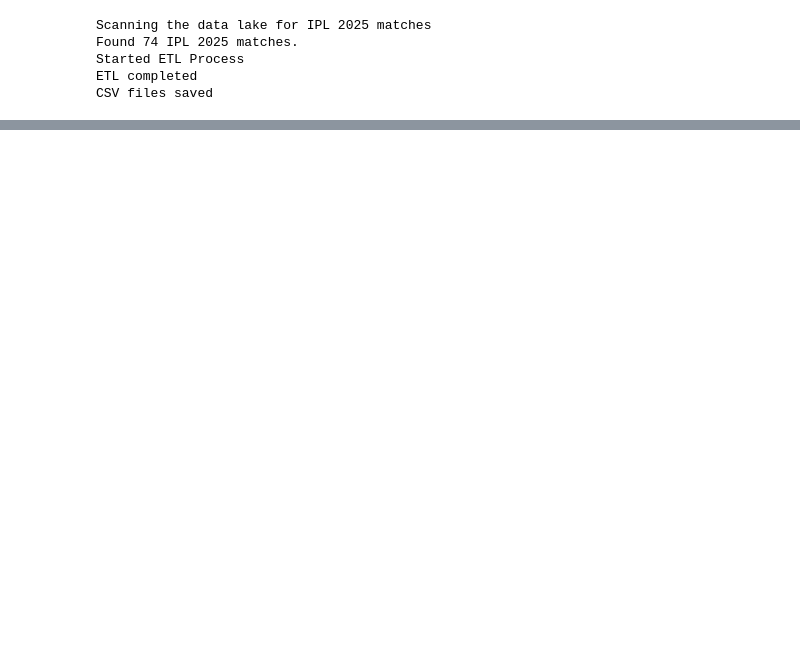
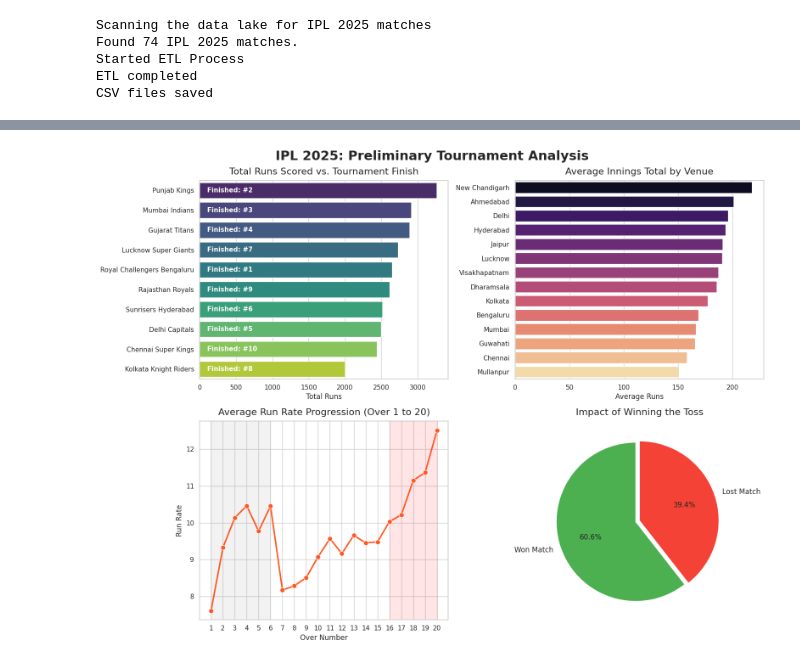
Before and after one commit to AnwHus007/IPL-2025-PBI, a Jupyter notebook: IPL_2025.ipynb, the cells around one changed output, grey strips where cells are left out. Drawn from its saved outputs; the diff is of its cells as text; code cells hidden in the pictures; blank space fills up the shorter version.

```diff
--- a/IPL_2025.ipynb
+++ b/IPL_2025.ipynb
@@ -273,0 +275,94 @@ Players Table Preview:
+# %%
+sns.set_theme(style="whitegrid")
+fig, axes = plt.subplots(2, 2, figsize=(16, 12))
+fig.suptitle('IPL 2025: Preliminary Tournament Analysis', fontsize=22, fontweight='bold', y=0.98)
+
+
+# Average innings total by venue
+
+innings_totals = df_deliveries.groupby(['Match_ID', 'Batting_Team'])['Runs_Total'].sum().reset_index()
+innings_venues = innings_totals.merge(df_match[['Match_ID', 'Venue']], on='Match_ID', how='left')
+innings_venues['Venue_Place'] = innings_venues['Venue'].apply(lambda x: str(x).split(',')[-1].strip())
+avg_venue_totals = innings_venues.groupby('Venue_Place')['Runs_Total'].mean().sort_values(ascending=False)
+
+sns.barplot(x=avg_venue_totals.values, y=avg_venue_totals.index, ax=axes[0, 1], palette='magma')
+
+axes[0, 1].set_title('Average Innings Total by Venue', fontsize=16, pad=10)
+axes[0, 1].set_xlabel('Average Runs', fontsize=12)
+axes[0, 1].set_ylabel('')
+
+
+# Toss Decision Impact
+
+toss_impact = df_match.copy()
+# Filter out No Results
+toss_impact = toss_impact[toss_impact['Match_Winner'] != 'No Result']
+toss_impact['Toss_Win_Match_Win'] = toss_impact['Toss_Winner'] == toss_impact['Match_Winner']
+impact_counts = toss_impact['Toss_Win_Match_Win'].value_counts()
+labels = ['Won Match', 'Lost Match'] if impact_counts.index[0] == True else ['Lost Match', 'Won Match']
+axes[1, 1].pie(impact_counts, labels=labels, autopct='%1.1f%%', startangle=90,
+               colors=['#4CAF50', '#F44336'], textprops={'fontsize': 12}, explode=(0.05, 0))
+axes[1, 1].set_title('Impact of Winning the Toss', fontsize=16, pad=10)
+
+# Tournament Run Rate by Over
+
+# Calculate the average run rate for every over
+runs_per_over = df_deliveries.groupby('Over_Number')['Runs_Total'].sum()
+# Count only legal deliveries to get true overs bowled
+legal_balls_per_over = df_deliveries[(df_deliveries['Is_Wide'] == 0) & (df_deliveries['Is_NoBall'] == 0)].groupby('Over_Number').size()
+run_rate = (runs_per_over / legal_balls_per_over) * 6
+run_rate.index = run_rate.index + 1
+sns.lineplot(x=run_rate.index, y=run_rate.values, ax=axes[1, 0], marker='o', color='#FF5722', linewidth=2.5, markersize=8)
+axes[1, 0].set_title('Average Run Rate Progression (Over 1 to 20)', fontsize=16, pad=10)
+axes[1, 0].set_xlabel('Over Number', fontsize=12)
+axes[1, 0].set_ylabel('Run Rate', fontsize=12)
+axes[1, 0].set_xticks(range(1, 21))
+# Powerplay
+axes[1, 0].axvspan(1, 6, color='gray', alpha=0.1)
+# Death Overs
+axes[1, 0].axvspan(16, 20, color='red', alpha=0.1)
+
+# Total Runs Scored by Team
+
+# Official IPL 2025 Ranking
+official_rankings = {
+    'Royal Challengers Bengaluru': 1,
+    'Punjab Kings': 2,
+    'Mumbai Indians': 3,
+    'Gujarat Titans': 4,
+    'Delhi Capitals': 5,
+    'Sunrisers Hyderabad': 6,
+    'Lucknow Super Giants': 7,
+    'Kolkata Knight Riders': 8,
+    'Rajasthan Royals': 9,
+    'Chennai Super Kings': 10
+}
+
+team_runs = df_deliveries.groupby('Batting_Team')['Runs_Total'].sum().reset_index()
+team_runs = team_runs.sort_values('Runs_Total', ascending=False).reset_index(drop=True)
+team_runs['Official_Rank'] = team_runs['Batting_Team'].map(official_rankings)
+
+sns.barplot(x=team_runs['Runs_Total'], y=team_runs['Batting_Team'], ax=axes[0, 0], palette='viridis')
+
+axes[0, 0].set_title('Total Runs Scored vs. Tournament Finish', fontsize=16, pad=10)
+axes[0, 0].set_xlabel('Total Runs', fontsize=12)
+axes[0, 0].set_ylabel('')
+
+
+# Loop through and stamp the tournament rank inside the bars
+for i, p in enumerate(axes[0, 0].patches):
+    rank = int(team_runs.loc[i, 'Official_Rank'])
+    axes[0, 0].text(
+        x=100,
+        y=p.get_y() + p.get_height() / 2,
+        s=f"Finished: #{rank}",
+        color='white',
+        ha='left',
+        va='center',
+        fontsize=11,
+        fontweight='bold'
+    )
+
+plt.tight_layout(rect=[0, 0, 1, 1])
+plt.show()
+# %% [output]
@@ -273,0 +376 @@ Players Table Preview:
+[figure, added]
```
Also changed, not shown: parts of 11 cells of this notebook.
